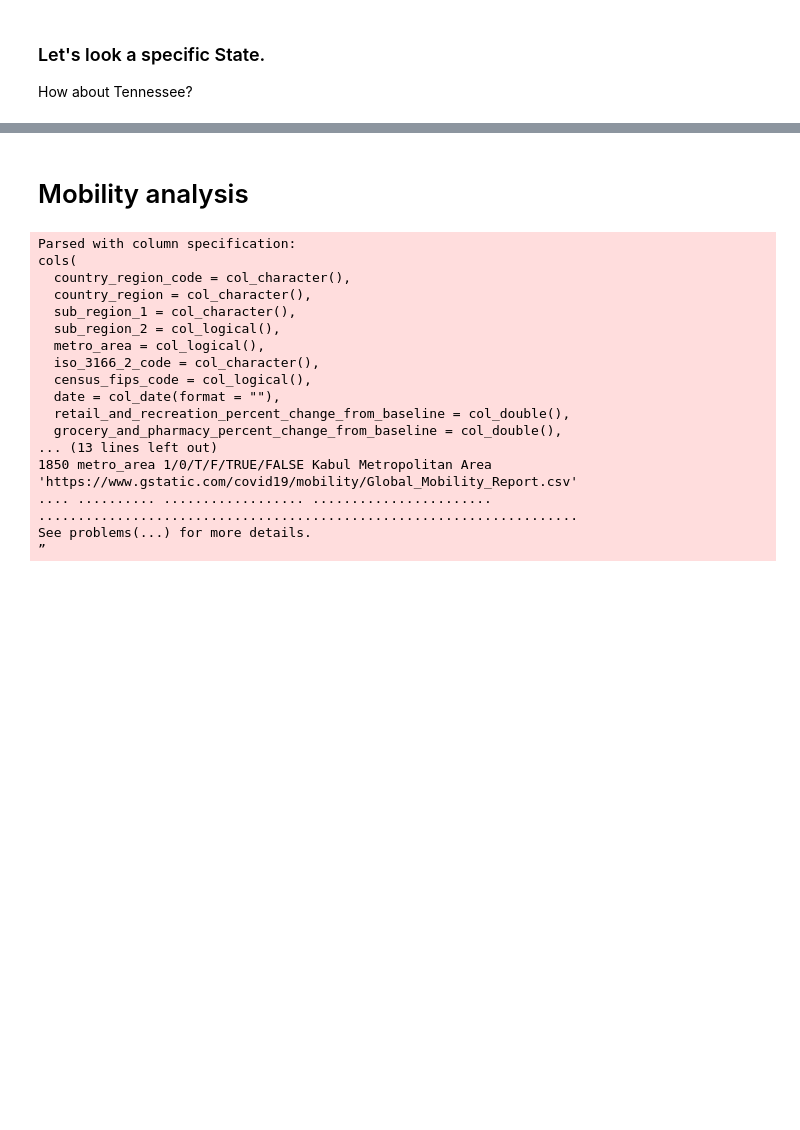
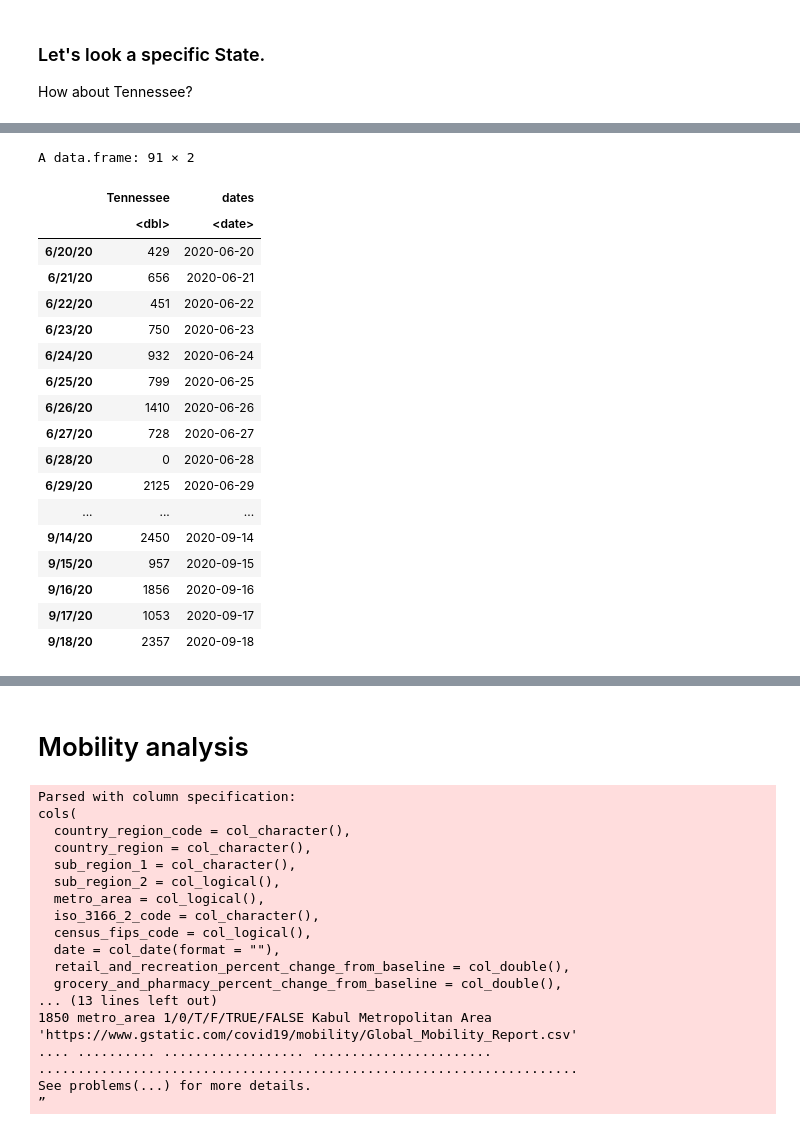
Before and after one commit to hongqin/Use-R-in-CoLab, a Jupyter notebook: Learn_R_through_analysis_of_Covid19_in_CoLab.ipynb, the cells around one changed output, grey strips where cells are left out. Cells and saved outputs as stored; diff of their text form; code cells hidden in the pictures; blank space fills up the shorter version.

```diff
--- a/Learn_R_through_analysis_of_Covid19_in_CoLab.ipynb
+++ b/Learn_R_through_analysis_of_Covid19_in_CoLab.ipynb
@@ -693,0 +691,24 @@ tb_sub[, names(tb_sub)=='Tennessee']
+# %%
+tb3 %>%
+  select( 'Tennessee', 'dates') %>%
+  filter( between(dates, mdy('9/18/20')-ddays(90), mdy('9/18/20'))) #90 day window
+# %% [output]
+A data.frame: 91 × 2
+|  | Tennessee | dates |
+|  | <dbl> | <date> |
+| 6/20/20 | 429 | 2020-06-20 |
+| 6/21/20 | 656 | 2020-06-21 |
+| 6/22/20 | 451 | 2020-06-22 |
+| 6/23/20 | 750 | 2020-06-23 |
+| 6/24/20 | 932 | 2020-06-24 |
+| 6/25/20 | 799 | 2020-06-25 |
+| 6/26/20 | 1410 | 2020-06-26 |
+| 6/27/20 | 728 | 2020-06-27 |
+| 6/28/20 | 0 | 2020-06-28 |
+| 6/29/20 | 2125 | 2020-06-29 |
+| ... | ... | ... |
+| 9/14/20 | 2450 | 2020-09-14 |
+| 9/15/20 | 957 | 2020-09-15 |
+| 9/16/20 | 1856 | 2020-09-16 |
+| 9/17/20 | 1053 | 2020-09-17 |
+| 9/18/20 | 2357 | 2020-09-18 |
```
Also changed, not shown: parts of 9 cells of this notebook.
